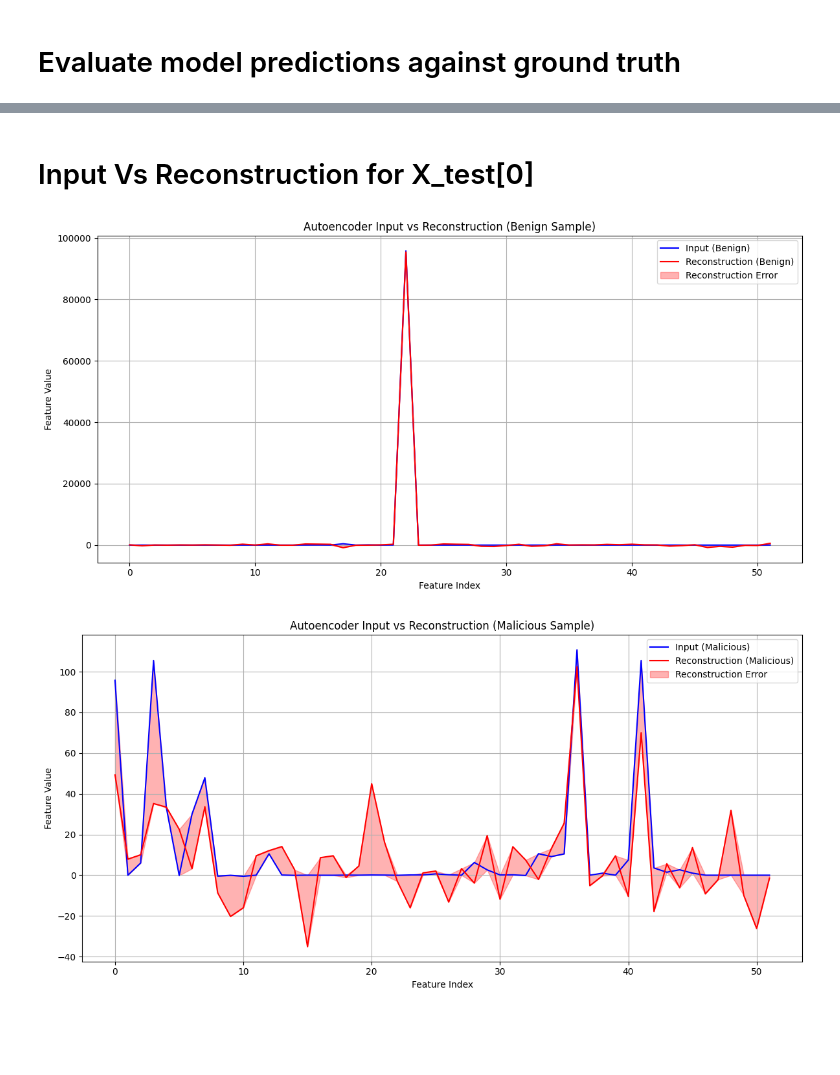
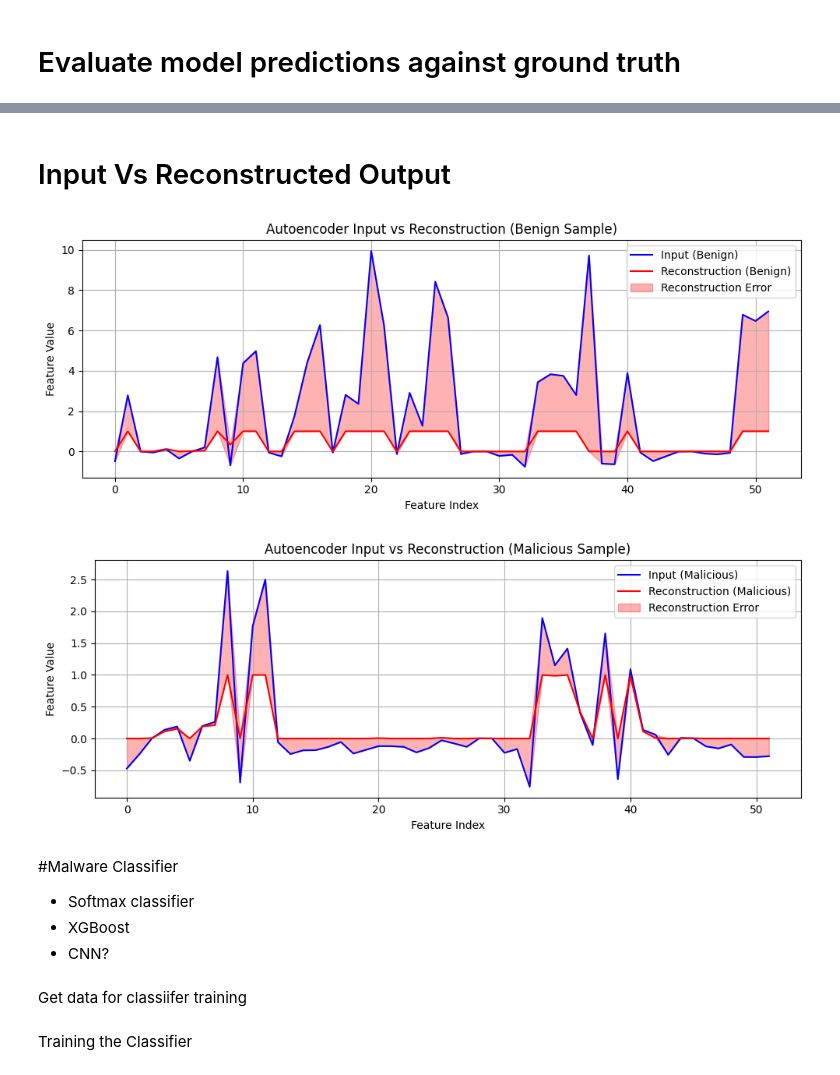
Before and after one commit to SianC7/LAIDS, a Jupyter notebook: Sian's_Autoencoder.ipynb, the cells around one changed output, grey strips where cells are left out. Drawn from its saved outputs; the diff is of its cells as text; code cells hidden in the pictures; blank space fills up the shorter version.

```diff
--- a/Sian's_Autoencoder.ipynb
+++ b/Sian's_Autoencoder.ipynb
@@ -87,10 +81,8 @@ from sklearn.utils import shuffle
 # --- Separate Benign and Malicious Traffic ---
 
 # Separate benign and malicious samples
-# benign_df = cicids2017_df[cicids2017_df['Attack Type'] == 'Normal Traffic']
-# malicious_df = cicids2017_df[cicids2017_df['Attack Type'] != 'Normal Traffic']
 benign_df = cicids2017_df[cicids2017_df['Attack Type'] == 0]
-malicious_df = cicids2017_df[cicids2017_df['Attack Type'] == 1]
+malicious_df = cicids2017_df[cicids2017_df['Attack Type'] != 0]
 
 # Separate features (X) and labels (y) for benign data
 X_benign = benign_df.drop('Attack Type', axis=1)
@@ -101,7 +93,7 @@ X_malicious = malicious_df.drop('Attack Type', axis=1)
 y_malicious = malicious_df['Attack Type']
 
 # Split Data
-X_temp, X_test, y_temp, y_test= train_test_split(X_benign, y_benign, test_size=0.4, random_state=42)
+X_temp, X_test, y_temp, y_test= train_test_split(X_benign, y_benign, test_size=0.2, random_state=42)
 X_train, X_val, y_train, y_val = train_test_split(X_temp, y_temp, test_size=0.2, random_state=42)
 
 # Create test set
@@ -159,17 +245,18 @@ from tensorflow.keras.layers import Input, Dense
 import numpy as np # Import numpy
 
 # Determine the input dimension from the scaled training data
-input_dim = X_train.shape[1]
-print(f"Autoencoder input dimension: {input_dim}")
+autoencoder_input_dim = X_train.shape[1]
+print(f"Autoencoder input dimension: {autoencoder_input_dim}")
 
 autoencoder = Sequential([
-    Input(shape=(input_dim,)),
+    Input(shape=(autoencoder_input_dim,)),
     Dense(64, activation='relu'),                             # Encoder layer
     Dense(32, activation='relu'),                             # Encoder layer
-    Dense(16, activation='relu'),                             # Encoder bottleneck
+    Dense(16, activation='relu'),
+    #Dense(8, activation='relu'),                              # Encoder bottleneck
+    #Dense(16, activation='relu'),                             # Decoder layer
     Dense(32, activation='relu'),                             # Decoder layer
-    Dense(64, activation='relu'),                             # Decoder layer
-    Dense(input_dim, activation='linear')                    # Output layer (same size as input)
+    Dense(autoencoder_input_dim, activation='sigmoid')                    # Output layer (same size as input)
 ])
 
 autoencoder.compile(optimizer='adam', loss='mse')
@@ -322,73 +495,73 @@ plt.show()
 # %% [markdown]
-# Input Vs Reconstruction for X_test[0]
+# Input Vs Reconstructed Output
 # %%
 import matplotlib.pyplot as plt
 import numpy as np
 
 # Find the index of a benign and a malicious sample in the test set
 benign_sample_indices = y_test[y_test == 0].index
-malicious_sample_indices = y_test[y_test == 1].index
+malicious_sample_indices = y_test[y_test != 0].index
 
-# Get the first benign and malicious sample indices from the test set
+
 # Ensure there are benign and malicious samples in the test set before proceeding
 if len(benign_sample_indices) > 0:
-    benign_sample_idx_in_test_set = benign_sample_indices[0]
+    benign_sample_idx_in_test_set = benign_sample_indices[0] # Get the first benign sample indice from the test set
 else:
     benign_sample_idx_in_test_set = None
     print("No benign samples found in the test set.")
 
-
 if len(malicious_sample_indices) > 0:
-    malicious_sample_idx_in_test_set = malicious_sample_indices[0]
+    malicious_sample_idx_in_test_set = malicious_sample_indices[0] # Get the first malicious sample indice from the test set
 else:
     malicious_sample_idx_in_test_set = None
     print("No malicious samples found in the test set.")
 
-# --- Plot for a Benign Sample ---
+
+# --- Plot Benign Sample ---
 if benign_sample_idx_in_test_set is not None:
     input_sample_benign = X_test[benign_sample_idx_in_test_set]
-    reconstructed_sample_benign = autoencoder.predict(input_sample_benign[np.newaxis, ...], verbose=0)[0]
+    reconstructed_sample_benign = test_reconstructions[benign_sample_idx_in_test_set]
 
-    plt.figure(figsize=(12, 6))
+    plt.figure(figsize=(10, 4))
     plt.plot(input_sample_benign, label='Input (Benign)', color='blue')
     plt.plot(reconstructed_sample_benign, label='Reconstruction (Benign)', color='red')
 
-    # Error band
+    # Fill in error gap
     plt.fill_between(np.arange(len(input_sample_benign)),
                      np.minimum(input_sample_benign, reconstructed_sample_benign),
                      np.maximum(input_sample_benign, reconstructed_sample_benign),
                      color='red', alpha=0.3, label='Reconstruction Error')
 
     plt.legend()
     plt.title("Autoencoder Input vs Reconstruction (Benign Sample)")
     plt.xlabel("Feature Index")
     plt.ylabel("Feature Value")
     plt.grid(True)
     plt.tight_layout()
     plt.show()
 
-# --- Plot for a Malicious Sample ---
+# --- Plot Malicious Sample ---
 if malicious_sample_idx_in_test_set is not None:
     input_sample_malicious = X_test[malicious_sample_idx_in_test_set]
-    reconstructed_sample_malicious = autoencoder.predict(input_sample_malicious[np.newaxis, ...], verbose=0)[0]
+    reconstructed_sample_malicious = test_reconstructions[malicious_sample_idx_in_test_set]
 
-    plt.figure(figsize=(12, 6))
+    plt.figure(figsize=(10, 4))
     plt.plot(input_sample_malicious, label='Input (Malicious)', color='blue')
     plt.plot(reconstructed_sample_malicious, label='Reconstruction (Malicious)', color='red')
 
     # Error band
     plt.fill_between(np.arange(len(input_sample_malicious)),
                      np.minimum(input_sample_malicious, reconstructed_sample_malicious),
                      np.maximum(input_sample_malicious, reconstructed_sample_malicious),
                      color='red', alpha=0.3, label='Reconstruction Error')
 
     plt.legend()
     plt.title("Autoencoder Input vs Reconstruction (Malicious Sample)")
     plt.xlabel("Feature Index")
     plt.ylabel("Feature Value")
     plt.grid(True)
     plt.tight_layout()
     plt.show()
 # %% [output]
-[figure, old version]
+[figure, new version]
-[figure, old version]
+[figure, new version]
@@ -409,0 +568,7 @@ if malicious_sample_idx_in_test_set is not None:
+# %% [markdown]
+#Malware Classifier
+
+
+*   Softmax classifier
+*   XGBoost
+*   CNN?
@@ -409,0 +628,4 @@ if malicious_sample_idx_in_test_set is not None:
+# %% [markdown]
+Get data for classiifer training
+# %% [markdown]
+Training the Classifier
```
Also changed, not shown: parts of 25 cells of this notebook.
